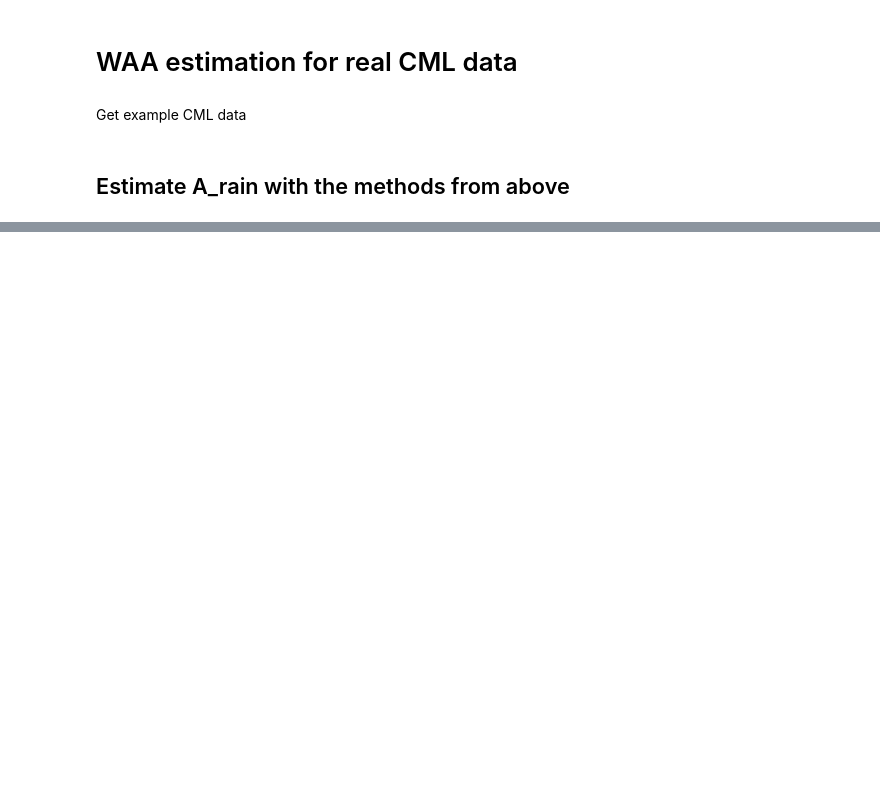
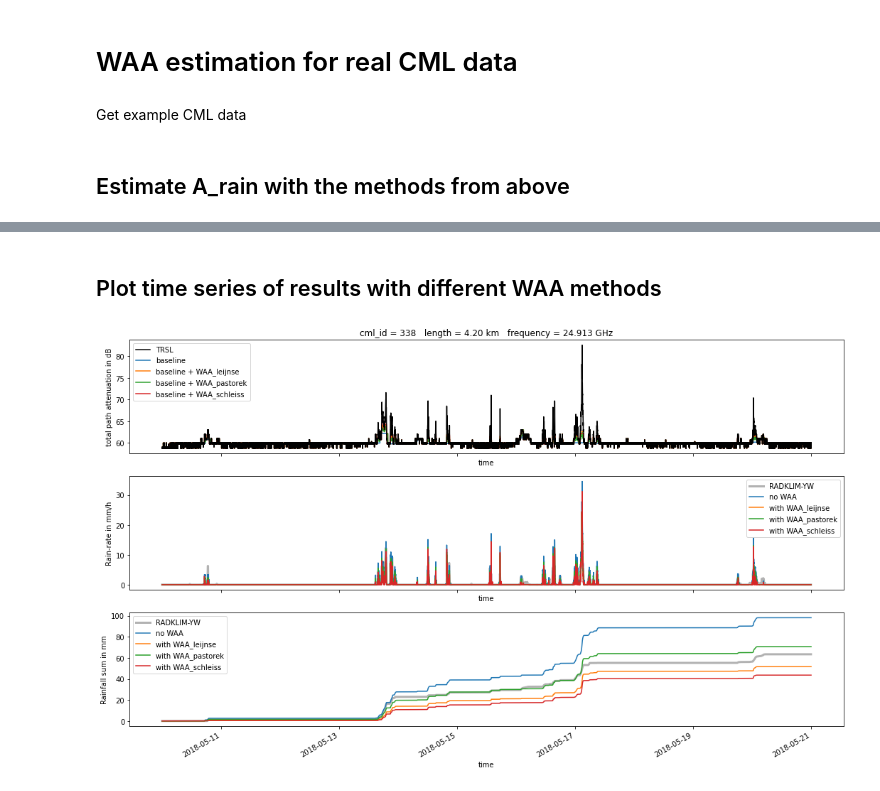
Before and after one commit to pycomlink/pycomlink, a Jupyter notebook: notebooks/Wet antenna attenuation.ipynb, the cells around one changed output, grey strips where cells are left out. Drawn from its saved outputs; the diff is of its cells as text; code cells hidden in the pictures; blank space fills up the shorter version.

```diff
--- a/notebooks/Wet antenna attenuation.ipynb
+++ b/notebooks/Wet antenna attenuation.ipynb
@@ -217,0 +270,4 @@ plt.legend()
+# %%
+import xarray as xr
+cmls = xr.open_dataset(pycml.io.examples.get_example_data_path() + '/example_cml_data.nc')
+radar_along_cml = xr.open_dataset(pycml.io.examples.get_example_data_path() + '/example_path_averaged_reference_data.nc')
@@ -217,0 +335,2 @@ plt.legend()
+# %% [markdown]
+## Plot time series of results with different WAA methods
@@ -217,0 +340,33 @@ plt.legend()
+# %%
+fig, axs = plt.subplots(3, 1, figsize=(18, 10), sharex=True)
+plt.sca(axs[0])
+cml.trsl.isel(channel_id=0).plot.line(x='time', label='TRSL', color='k', zorder=10)
+cml.baseline.isel(channel_id=0).plot.line(x='time', label='baseline', color='C0')
+(cml.baseline + cml.waa_leijnse).isel(channel_id=0).plot.line(x='time', label='baseline + WAA_leijnse', color='C1')
+(cml.baseline + cml.waa_pastorek).isel(channel_id=0).plot.line(x='time', label='baseline + WAA_pastorek', color='C2')
+(cml.baseline + cml.waa_schleiss).isel(channel_id=0).plot.line(x='time', label='baseline + WAA_schleiss', color='C3')
+plt.ylabel('total path attenuation in dB')
+plt.title(f'cml_id = {cml.cml_id}   length = {cml.length:2.2f} km   frequency = {cml.frequency.isel(channel_id=0)/1e9} GHz')
+plt.legend()
+
+plt.sca(axs[1])
+(radar_along_cml.sel(cml_id=cml.cml_id.values).rainfall_amount * 12).plot.line(color='k', linewidth=3.0, label='RADKLIM-YW', alpha=0.3)
+cml.R.isel(channel_id=0).plot.line(x='time', label='no WAA', color='C0')
+cml.R_leijnse.isel(channel_id=0).plot.line(x='time', label='with WAA_leijnse', color='C1')
+cml.R_pastorek.isel(channel_id=0).plot.line(x='time', label='with WAA_pastorek', color='C2')
+cml.R_schleiss.isel(channel_id=0).plot.line(x='time', label='with WAA_schleiss', color='C3')
+plt.ylabel('Rain-rate in mm/h')
+plt.title('')
+plt.legend()
+
+plt.sca(axs[2])
+radar_along_cml.sel(cml_id=cml.cml_id.values).rainfall_amount.cumsum(dim='time').plot.line(color='k', linewidth=3.0, label='RADKLIM-YW', alpha=0.3)
+(cml.R.isel(channel_id=0)/60).cumsum(dim='time').plot.line(x='time', label='no WAA', color='C0')
+(cml.R_leijnse.isel(channel_id=0)/60).cumsum(dim='time').plot.line(x='time', label='with WAA_leijnse', color='C1')
+(cml.R_pastorek.isel(channel_id=0)/60).cumsum(dim='time').plot.line(x='time', label='with WAA_pastorek', color='C2')
+(cml.R_schleiss.isel(channel_id=0)/60).cumsum(dim='time').plot.line(x='time', label='with WAA_schleiss', color='C3')
+plt.ylabel('Rainfall sum in mm')
+plt.title('')
+plt.legend();
+# %% [output]
+[figure, added]
```
Also changed, not shown: parts of 18 cells of this notebook, 2 other files.
